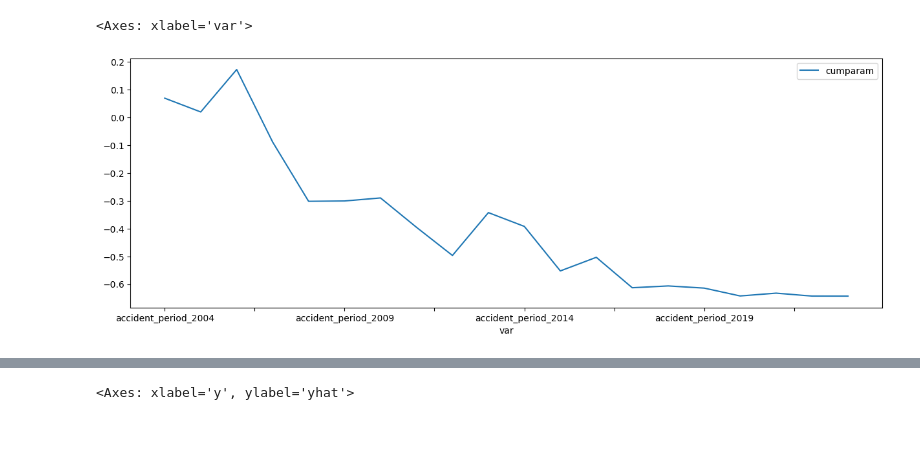
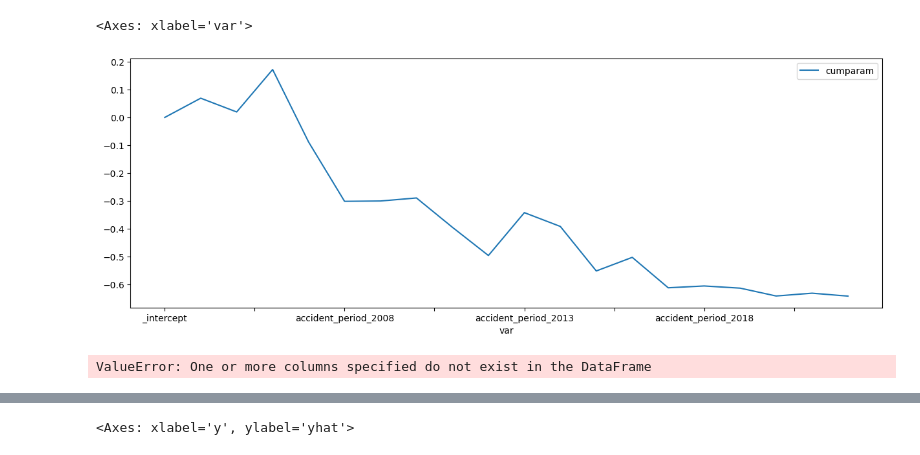
Before and after one commit to rocky-reserving/rocky, a Jupyter notebook: rocky-app/src/glm_model.ipynb, the cells around one changed output, grey strips where cells are left out. Cells and saved outputs as stored; diff of their text form; code cells hidden in the pictures.

```diff
--- a/rocky-app/src/glm_model.ipynb
+++ b/rocky-app/src/glm_model.ipynb
@@ -108,10 +129,20 @@ px.scatter(obs_vs_pred, x='y', y='yhat', color='acc', trendline='ols', opacity=0
 # %%
 df = pd.DataFrame({
   'var':r.BaseGLM.model.feature_names_in_,
 'param':r.BaseGLM.coef
-}).loc[lambda x: x['var'].str.contains('accident') | x['var'].str.contains('ntercept')]
-df['cumparam'] = df['param'].cumsum() + df.loc[df['var'].eq('intercept'), 'param'].values
+}).loc[lambda x: x['var'].str.contains('accident') | x['var'].str.contains('ntercept')].reset_index(drop=True)
+
+df['var'] = df['var'].mask(df['var'].eq('intercept'), other='_intercept')
+df.sort_values('var', inplace=True)
+df.reset_index(drop=True, inplace=True)
+
+df['cumparam'] = df['param'].cumsum()
 df.set_index('var').plot(kind='line', y='cumparam', figsize=(15,5))
 # %% [output]
 <Axes: xlabel='var'>
-[figure, old version]
+[figure, new version]
+# %%
+r.BaseGLM.Combine('acc', [2018, 2019], combined_name='test_var')
+# x2.loc[:, 'test_var'].drop_duplicates()
+# %% [output]
+ValueError: One or more columns specified do not exist in the DataFrame
```
Also changed, not shown: parts of 5 cells of this notebook, 37 other files.
